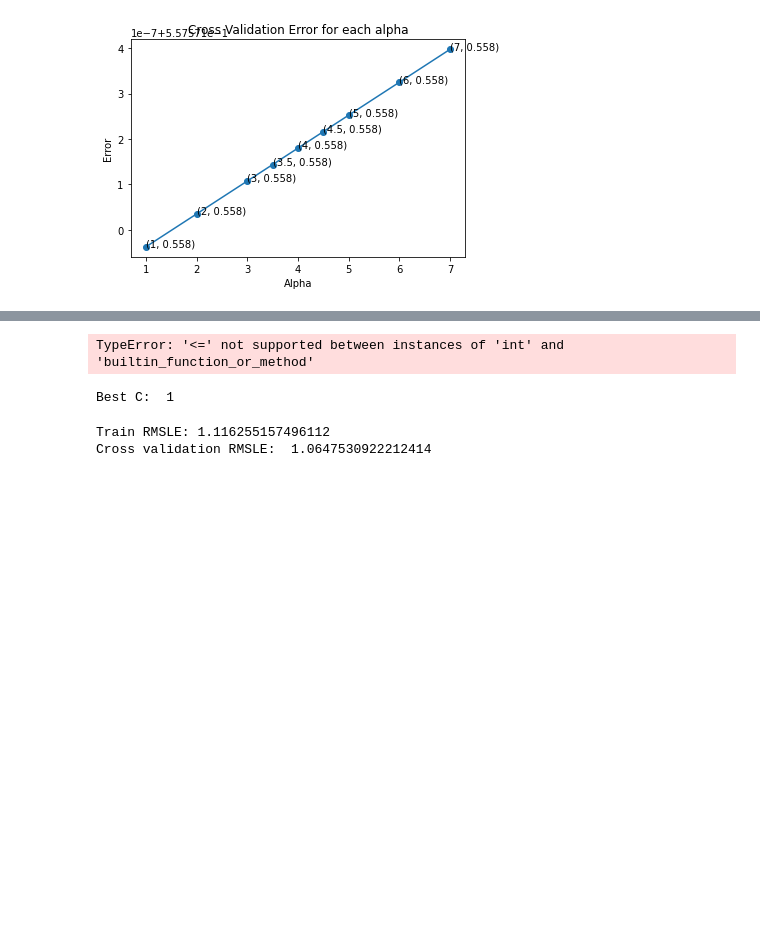
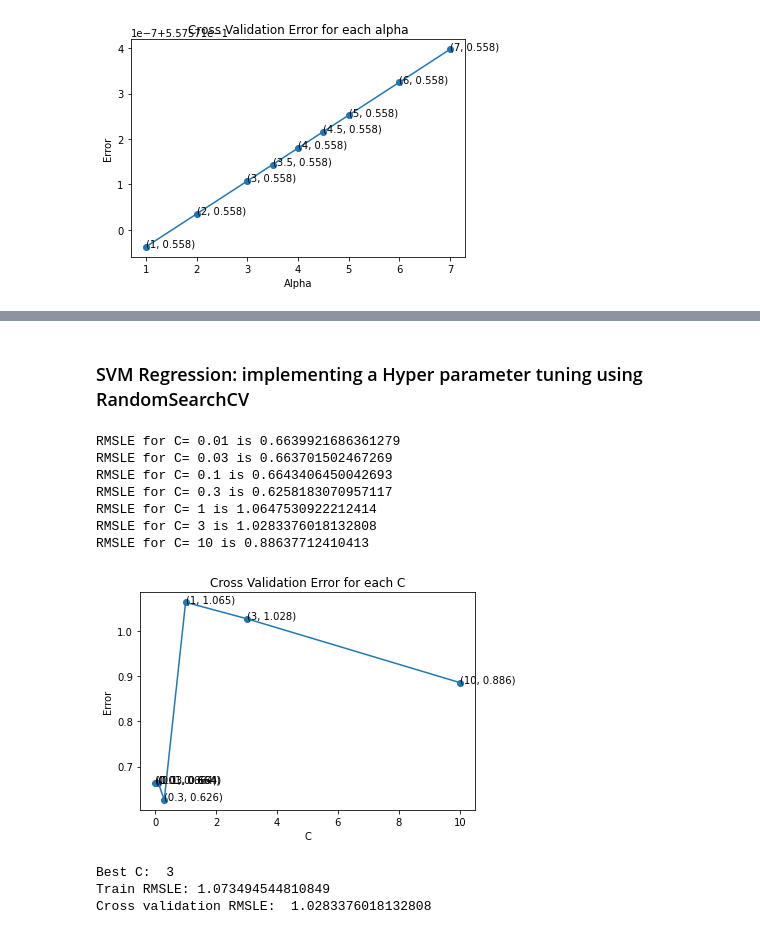
Before and after one commit to Sasmit-ai/Real-Estate-Analysis-Project, a Jupyter notebook: Real Estate Analysis.ipynb, the cells around one changed output, grey strips where cells are left out. Saved outputs shown, nothing was run; the diff lists cells and outputs as text; code cells hidden in the pictures; blank space fills up the shorter version.

Commit message:
Bug Fixes and Editing
Complete the SVM model
Added stationary point observation for ARIMA and SARIMA
Completed model validation scores
Added Titles and Subheadings

```diff
--- a/Real Estate Analysis.ipynb
+++ b/Real Estate Analysis.ipynb
@@ -681,17 +688,47 @@ Cross validation RMSLE:  0.557570962640296
 # %%
-from sklearn.feature_selection import SelectKBest, f_regression
-
-fselect = SelectKBest(f_regression, k=all)
-train_features = fselect.fit_transform(train_sparse, y_train)
-
-cv_features = fselect.transform(cv_sparse)
-#test_features = fselect.transform(test_sparse)
+# from sklearn.feature_selection import SelectKBest, f_regression
+#
+# fselect = SelectKBest(f_regression, k=48000)
+# train_features = fselect.fit_transform(train_sparse, y_train)
+#
+# cv_features = fselect.transform(cv_sparse)
+# #test_features = fselect.transform(test_sparse)
-# %% [output]
-TypeError: '<=' not supported between instances of 'int' and 'builtin_function_or_method'
+# %% [markdown]
+### SVM Regression: implementing a Hyper parameter tuning using RandomSearchCV
+# %%
+c_param = [0.01, 0.03, 0.1, 0.3, 1, 3, 10]
+cv_rmsle_array=[]
+
+for i in c_param:
+    model = SVR(C=i, max_iter=200)
+    model.fit(X_train, y_train)
+    preds_cv = model.predict(X_cv)
+    cv_err = sqrt(mse(y_cv, preds_cv))
+    cv_rmsle_array.append(cv_err)
+
+    print('RMSLE for C=',i, 'is', cv_err)
+
+best_C = np.argmin(cv_rmsle_array)
+
+fig, ax = plt.subplots()
+ax.plot(c_param, cv_rmsle_array)
+ax.scatter(c_param, cv_rmsle_array)
+for i, txt in enumerate(np.round(cv_rmsle_array,3)):
+    ax.annotate((c_param[i],np.round(txt,3)), (c_param[i],cv_rmsle_array[i]))
+plt.title("Cross Validation Error for each C")
+plt.xlabel("C")
+plt.ylabel("Error")
+plt.show()
+# %% [output]
+RMSLE for C= 0.01 is 0.6639921686361279
+RMSLE for C= 0.03 is 0.663701502467269
+RMSLE for C= 0.1 is 0.6643406450042693
+RMSLE for C= 0.3 is 0.6258183070957117
+RMSLE for C= 1 is 1.0647530922212414
+RMSLE for C= 3 is 1.0283376018132808
+RMSLE for C= 10 is 0.88637712410413
+[figure, added]
 # %%
-from sklearn.svm import SVR
-
-best_C = 1
 print('Best C: ', best_C)
 model = SVR(C=best_C, max_iter=200)
 model.fit(X_train, y_train)
@@ -703,6 +740,6 @@ print('Train RMSLE:', sqrt(mse(y_train, svr_preds_tr)))
 svr_rmsle = sqrt(mse(y_cv, svr_preds_cv))
 print("Cross validation RMSLE: ", svr_rmsle)
 # %% [output]
-Best C:  1
+Best C:  3
+Train RMSLE: 1.073494544810849
+Cross validation RMSLE:  1.0283376018132808
-Train RMSLE: 1.116255157496112
-Cross validation RMSLE:  1.0647530922212414
```
Also changed, not shown: parts of 85 cells of this notebook, 6 other files.
